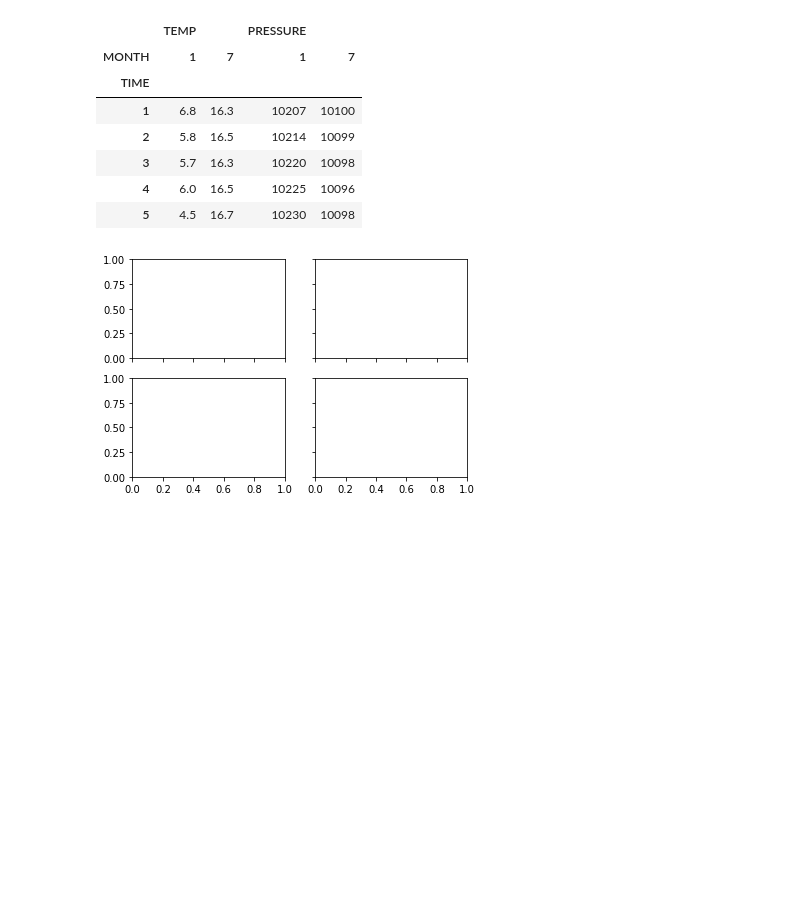
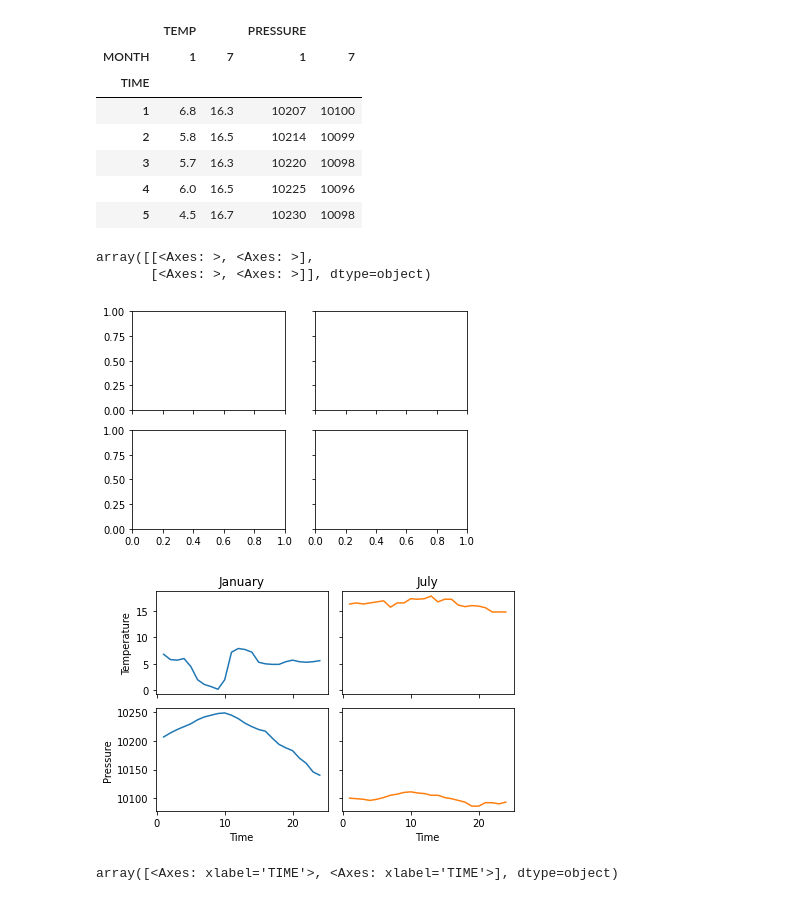
Before and after one commit to yaowenqiang/panda_playbook, a Jupyter notebook: advanced_plot_with_pandas.ipynb, the cells around one changed output. Drawn from its saved outputs; the diff is of its cells as text; code cells hidden in the pictures; blank space fills up the shorter version.

```diff
--- a/advanced_plot_with_pandas.ipynb
+++ b/advanced_plot_with_pandas.ipynb
@@ -29,9 +29,32 @@ days.head()
 | 5 | 4.5 | 16.7 | 10230 | 10098 |
 # %%
 fig, ax = plt.subplots(2,2,sharex='col', sharey='row')
+ax
 # ax = days.plot(subplots=True, layout=(2,2), sharey=True)
 # %% [output]
+array([[<Axes: >, <Axes: >],
+       [<Axes: >, <Axes: >]], dtype=object)
 [figure]
+# %%
+
+fig, ax = plt.subplots(2,2,sharex='col', sharey='row')
+days['TEMP'].plot(subplots=True, ax=ax[0],legend=False)
+days['PRESSURE'].plot(subplots=True, ax=ax[1],legend=False);
+ax[0][0].set_ylabel('Temperature')
+ax[0][0].set_title('January')
+ax[0][1].set_title('July')
+ax[1][0].set_ylabel('Pressure')
+ax[1][0].set_xlabel('Time')
+ax[1][1].set_xlabel('Time')
+fig.tight_layout()
+
+# days['TEMP'].plot(ax=ax[0])
+# %% [output]
+[figure, added]
+# %%
+jax[0]
+# %% [output]
+array([<Axes: xlabel='TIME'>, <Axes: xlabel='TIME'>], dtype=object)
 # %%
 %pip install --upgrade matplotlib
 # %% [output]
```
Also changed, not shown: parts of 5 cells of this notebook.
